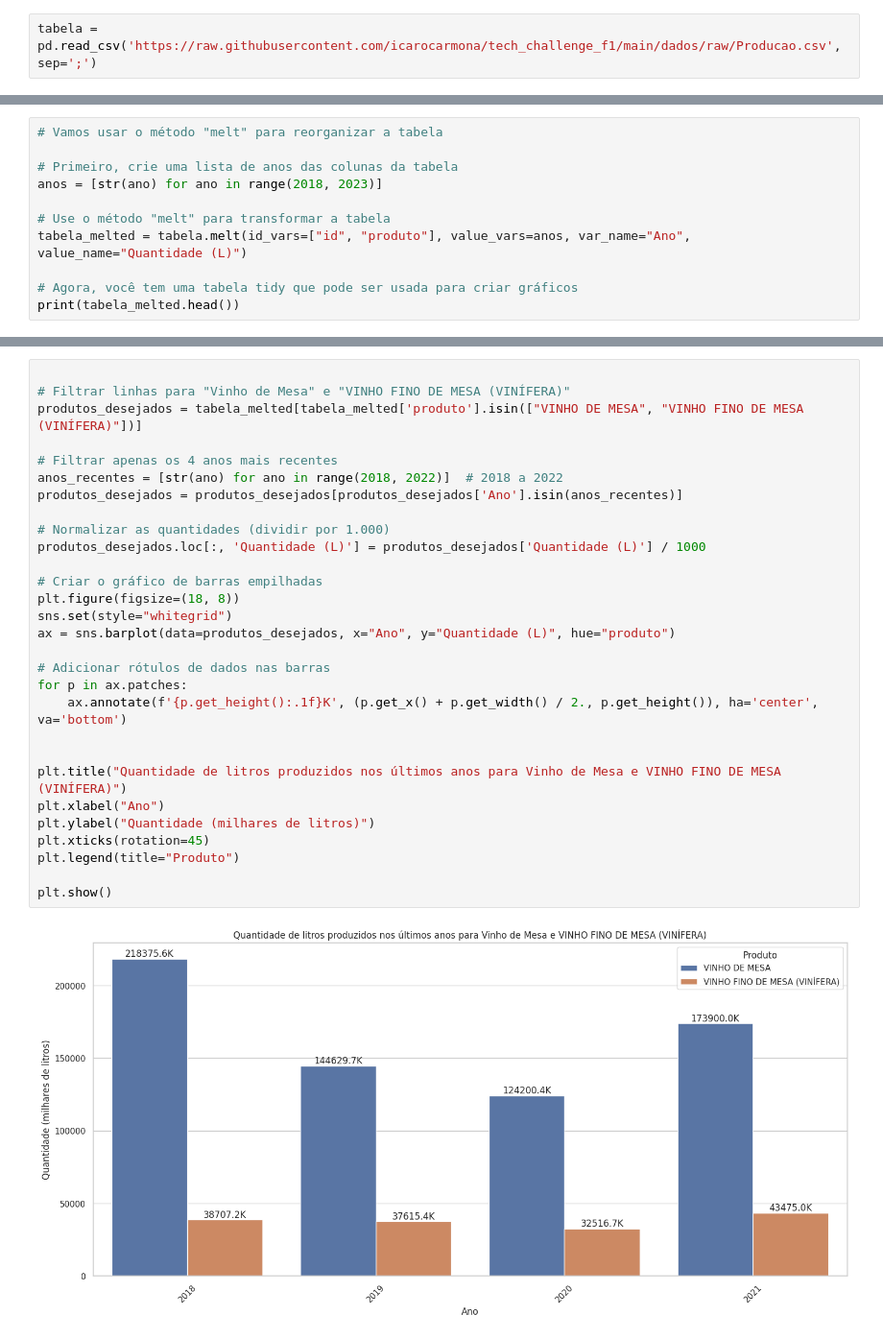
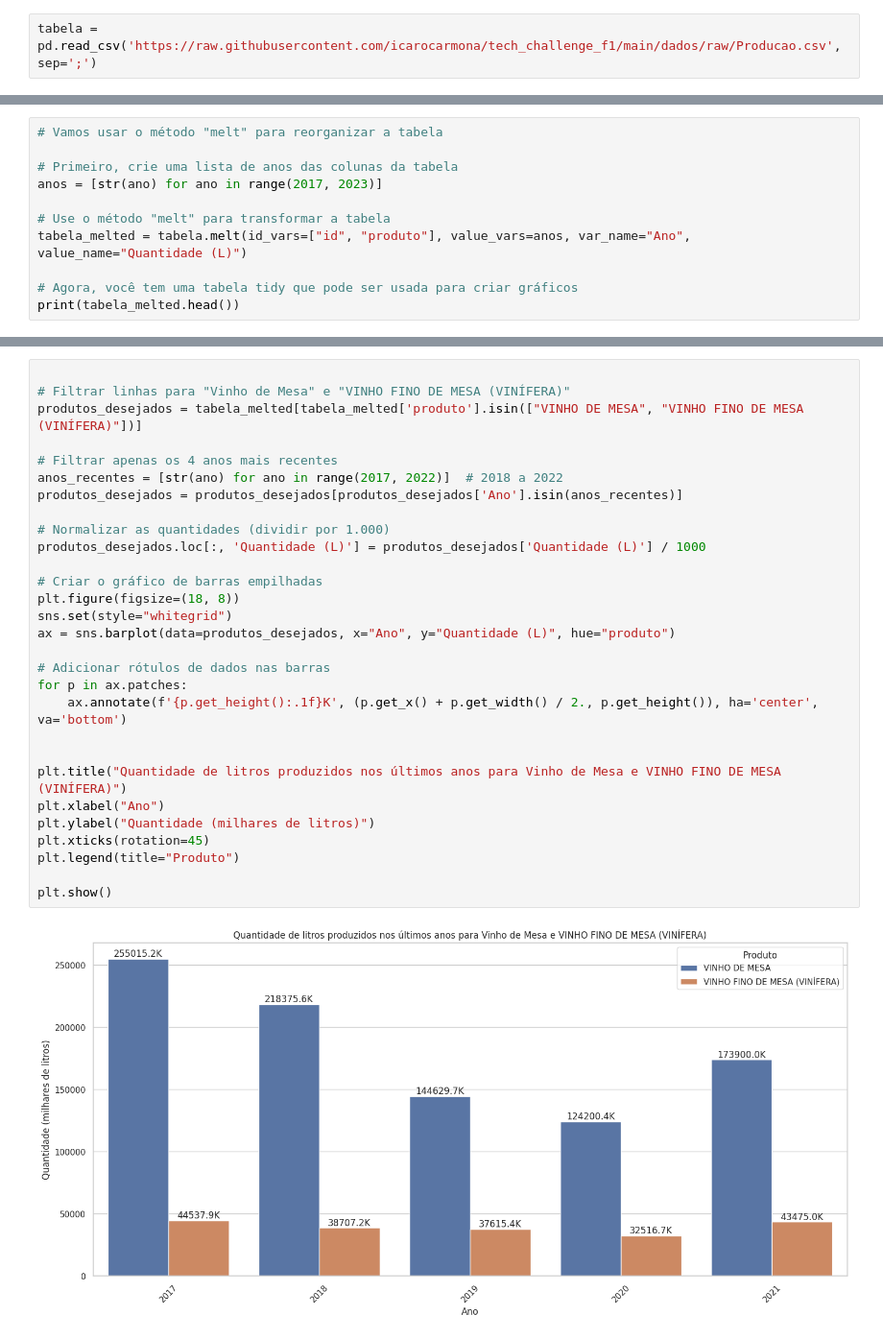
Before and after one commit to icarocarmona/Tech-Challenges-DTAT-Grupo-26, a Jupyter notebook: Analise_Produção_de_Vinho_de_Mesa_.ipynb, the cells around one changed output, grey strips where cells are left out. Shown: that part at 96% size. Cells and saved outputs as stored; diff of their text form.

```diff
--- a/Analise_Produção_de_Vinho_de_Mesa_.ipynb
+++ b/Analise_Produção_de_Vinho_de_Mesa_.ipynb
@@ -33,7 +35,7 @@ Já em em 2020 a exportação de vinho brasileiro bate recorde de janeiro a sete
 # Vamos usar o método "melt" para reorganizar a tabela
 
 # Primeiro, crie uma lista de anos das colunas da tabela
-anos = [str(ano) for ano in range(2018, 2023)]
+anos = [str(ano) for ano in range(2017, 2023)]
 
 # Use o método "melt" para transformar a tabela
 tabela_melted = tabela.melt(id_vars=["id", "produto"], value_vars=anos, var_name="Ano", value_name="Quantidade (L)")
@@ -50,31 +52,31 @@ print(tabela_melted.head())
 # %%
 
 # Filtrar linhas para "Vinho de Mesa" e "VINHO FINO DE MESA (VINÍFERA)"
 produtos_desejados = tabela_melted[tabela_melted['produto'].isin(["VINHO DE MESA", "VINHO FINO DE MESA (VINÍFERA)"])]
 
 # Filtrar apenas os 4 anos mais recentes
-anos_recentes = [str(ano) for ano in range(2018, 2022)]  # 2018 a 2022
+anos_recentes = [str(ano) for ano in range(2017, 2022)]  # 2018 a 2022
 produtos_desejados = produtos_desejados[produtos_desejados['Ano'].isin(anos_recentes)]
 
 # Normalizar as quantidades (dividir por 1.000)
 produtos_desejados.loc[:, 'Quantidade (L)'] = produtos_desejados['Quantidade (L)'] / 1000
 
 # Criar o gráfico de barras empilhadas
 plt.figure(figsize=(18, 8))
 sns.set(style="whitegrid")
 ax = sns.barplot(data=produtos_desejados, x="Ano", y="Quantidade (L)", hue="produto")
 
 # Adicionar rótulos de dados nas barras
 for p in ax.patches:
     ax.annotate(f'{p.get_height():.1f}K', (p.get_x() + p.get_width() / 2., p.get_height()), ha='center', va='bottom')
 
 
 plt.title("Quantidade de litros produzidos nos últimos anos para Vinho de Mesa e VINHO FINO DE MESA (VINÍFERA)")
 plt.xlabel("Ano")
 plt.ylabel("Quantidade (milhares de litros)")
 plt.xticks(rotation=45)
 plt.legend(title="Produto")
 
 plt.show()
 # %% [output]
-[figure, old version]
+[figure, new version]
```
Also changed, not shown: parts of 2 cells of this notebook.
